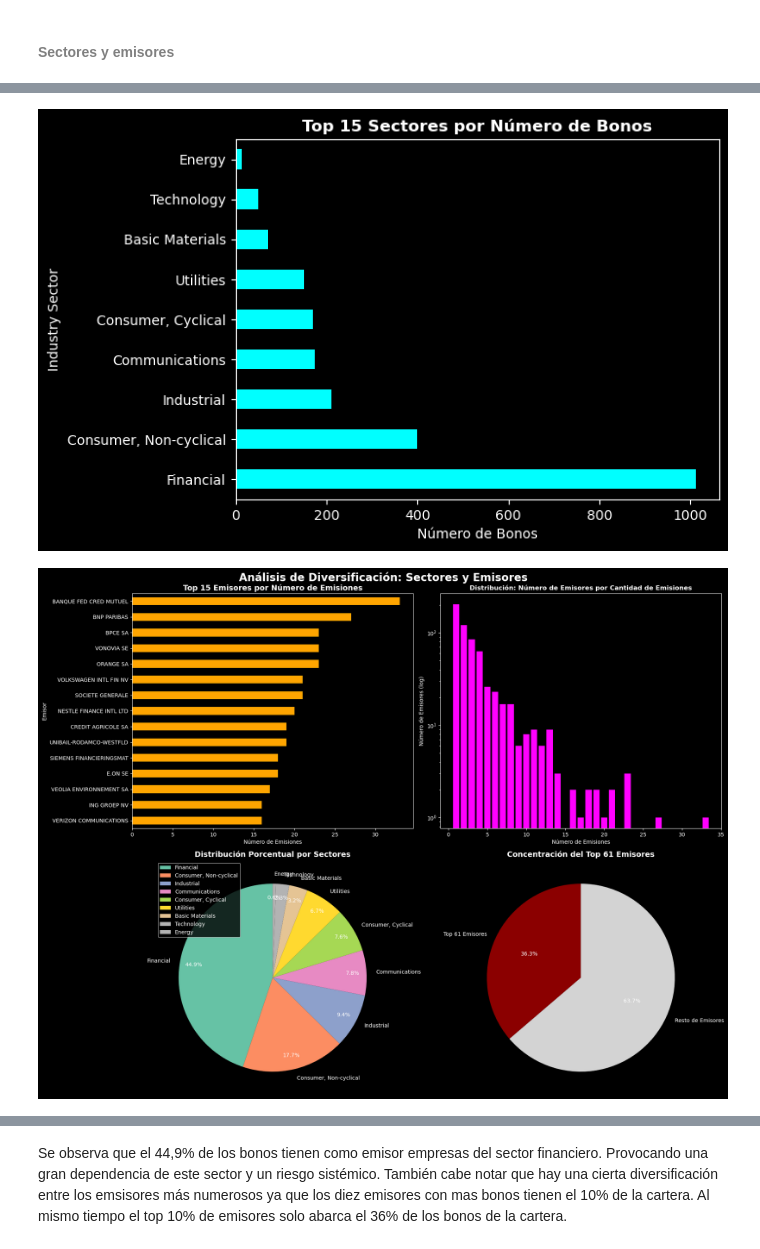
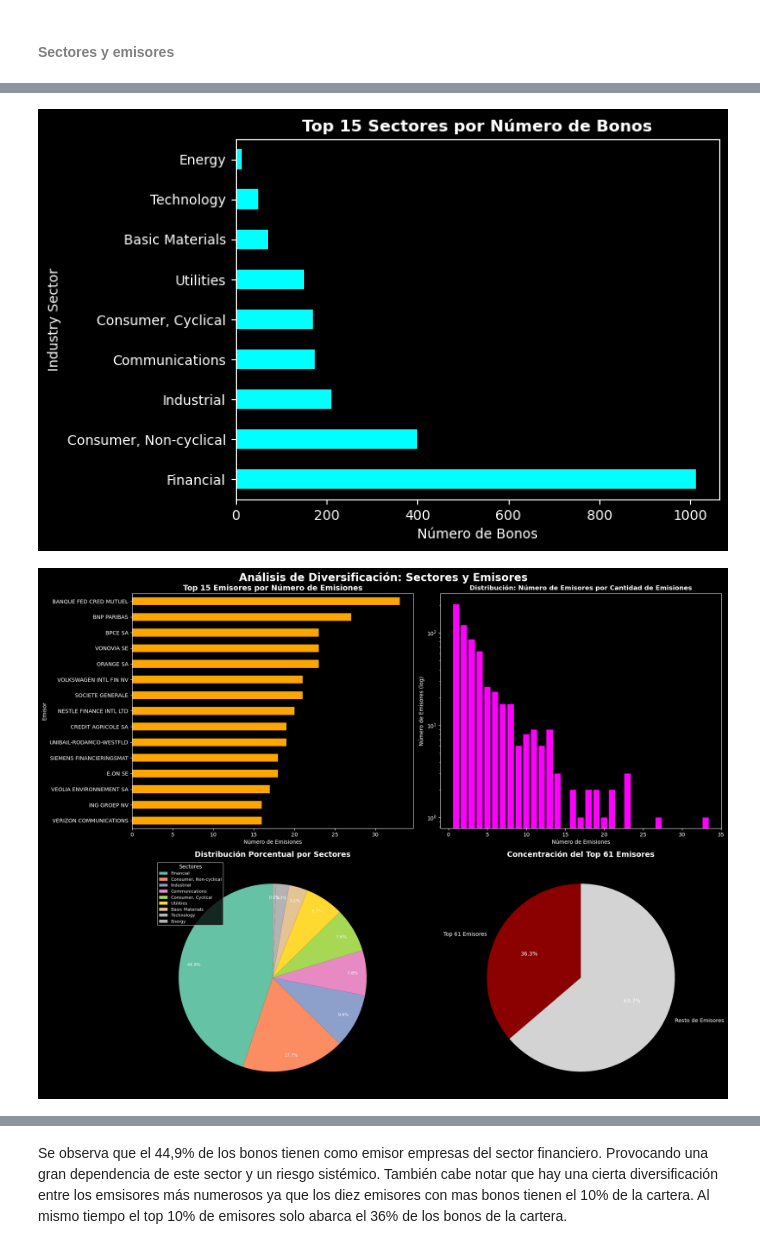
Before and after one commit to Romequinco/TAREA_RENTA_FIJA_1, a Jupyter notebook: src/TallerRF_AnálisisCartera_Enunciado_Josep.ipynb, the cells around one changed output, grey strips where cells are left out. Drawn from its saved outputs; the diff is of its cells as text; code cells hidden in the pictures.

```diff
--- a/src/TallerRF_AnálisisCartera_Enunciado_Josep.ipynb
+++ b/src/TallerRF_AnálisisCartera_Enunciado_Josep.ipynb
@@ -459,8 +458,7 @@ axes[1, 0].legend(
     wedges,
     sectores.index,
     title="Sectores",
-    loc="center left",
-    bbox_to_anchor=(1.05, 0, 0.5, 1),
+    loc="best",
     fontsize=8,
     frameon=True
 )
@@ -550,34 +548,34 @@ print("5. RECOMENDACIONES")
 print(f"{'='*80}")
 print("• Limitar financiero a ≤30%")
 print("• Aumentar defensivos: Energy 5%, Tech 8%, Utilities 10%")
 
 print(f"\n{'='*80}")
 print("CONCLUSIÓN GENERAL:")
 print(f"{'='*80}")
 print("EXCELENTE diversificación horizontal (bonos/emisores) pero")
 print("PREOCUPANTE diversificación vertical (sectores) por alta")
 print(f"concentración en financiero ({pct_financiero:.1f}%) y su riesgo sistémico")
 print(f"{'='*80}")
 # %% [output]
 Distribución por sectores:
 Industry Sector
 Financial                 1012
 Consumer, Non-cyclical     400
 Industrial                 211
 Communications             175
 Consumer, Cyclical         171
 Utilities                  150
 Basic Materials             72
 Technology                  51
 Energy                      13
 Name: count, dtype: int64
 ... (19 lines left out)
 
 
 Concentración de los top 10 emisores: 10.16%
 Concentración del top emisor: 1.46%
 [figure]
-[figure, old version]
+[figure, new version]
 ================================================================================
 ANÁLISIS DE DIVERSIFICACIÓN DE CARTERA EQUIPONDERADA
 ================================================================================
```
Also changed, not shown: parts of 6 cells of this notebook.
